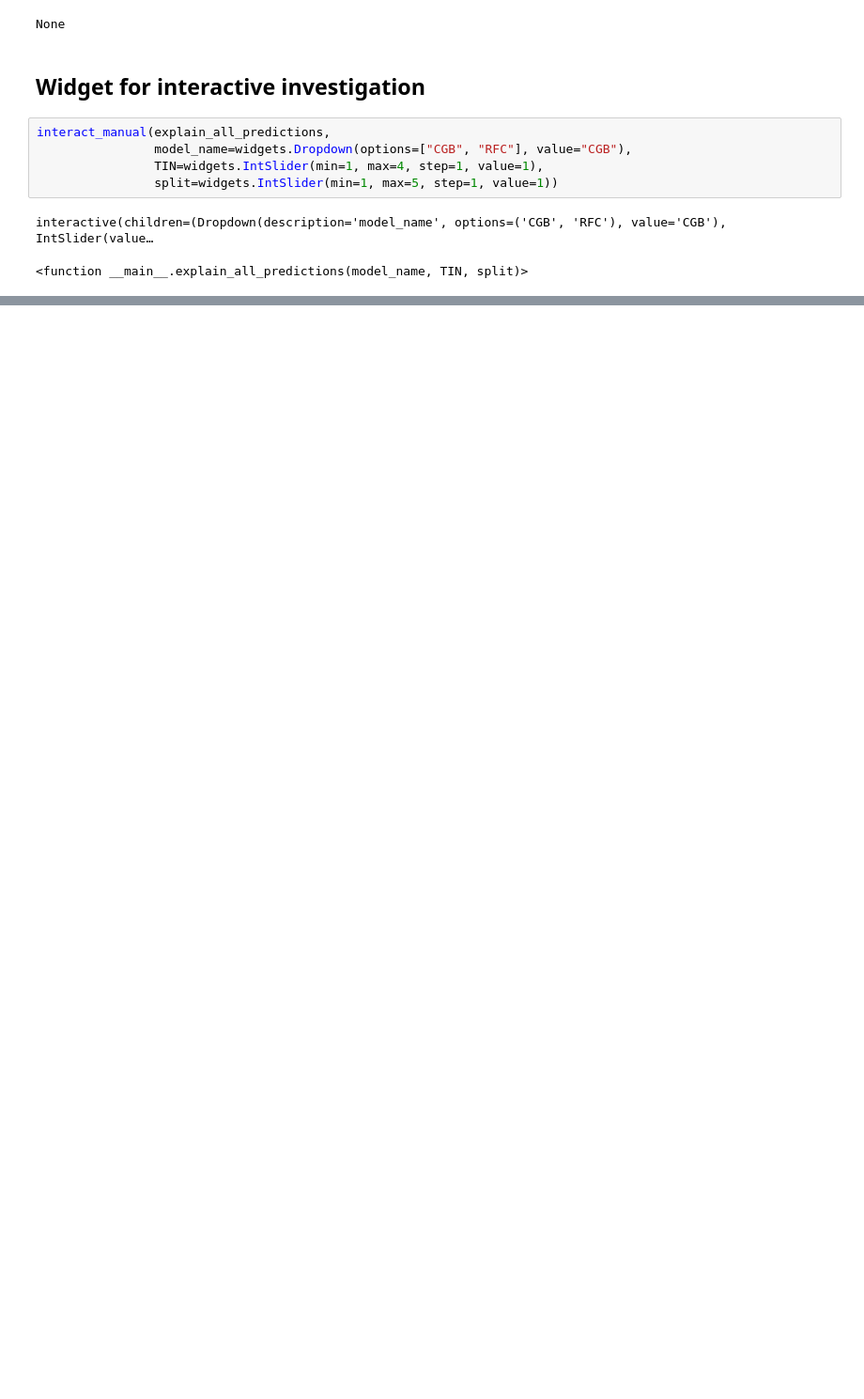
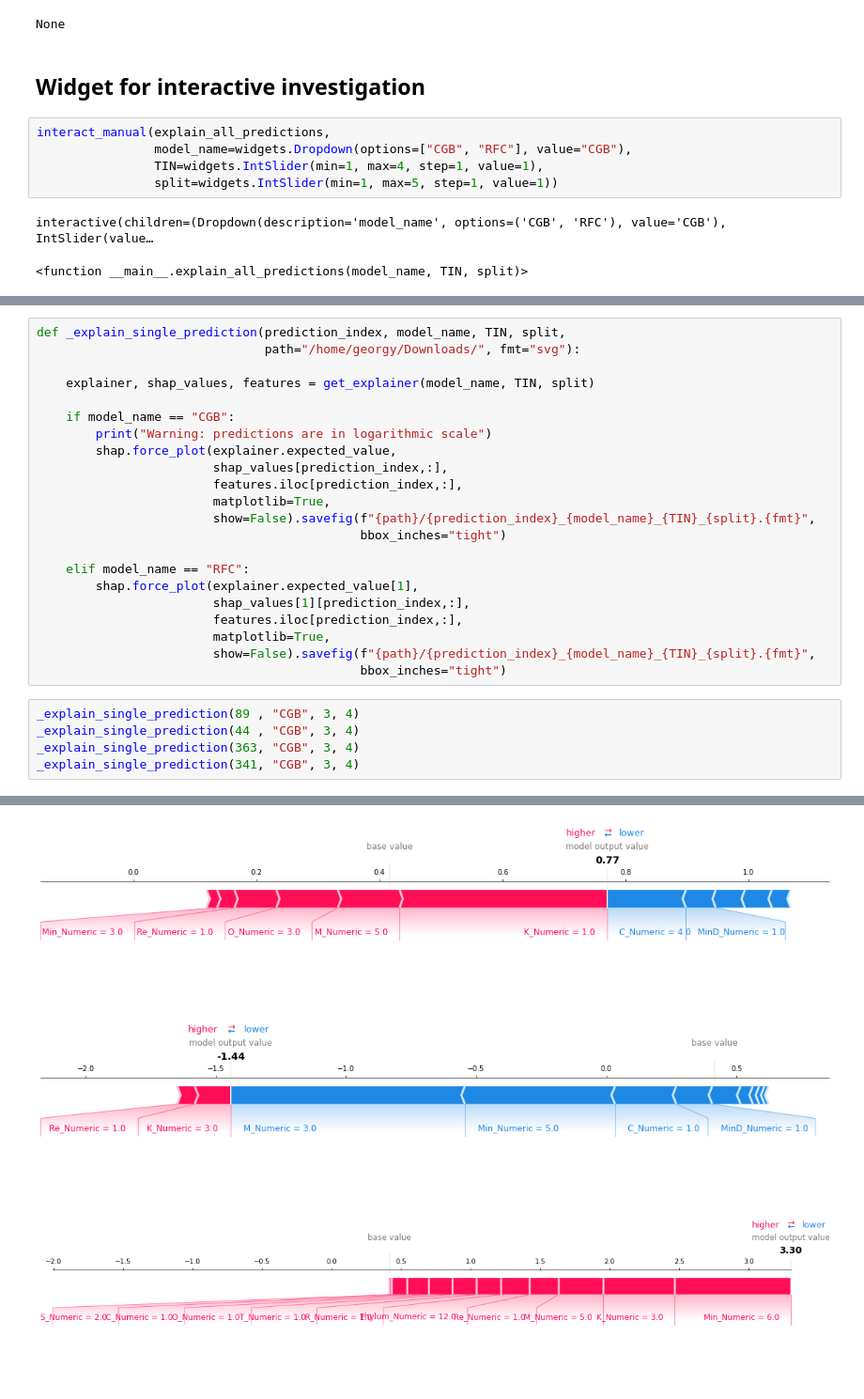
Before and after one commit to hydrogo/mel, a Jupyter notebook: notebooks/06_explaining_tree_based_model_predictions.ipynb, the cells around one changed output, grey strips where cells are left out. Shown at 94% size. Saved outputs shown, nothing was run; the diff lists cells and outputs as text; blank space fills up the shorter version.

Commit message:
block for saving shap results locally

```diff
--- a/notebooks/06_explaining_tree_based_model_predictions.ipynb
+++ b/notebooks/06_explaining_tree_based_model_predictions.ipynb
@@ -152,0 +159,28 @@ interactive(children=(Dropdown(description='model_name', options=('CGB', 'RFC'),
+# %%
+def _explain_single_prediction(prediction_index, model_name, TIN, split,
+                               path="/home/georgy/Downloads/", fmt="svg"):
+
+    explainer, shap_values, features = get_explainer(model_name, TIN, split)
+
+    if model_name == "CGB":
+        print("Warning: predictions are in logarithmic scale")
+        shap.force_plot(explainer.expected_value,
+                        shap_values[prediction_index,:],
+                        features.iloc[prediction_index,:],
+                        matplotlib=True,
+                        show=False).savefig(f"{path}/{prediction_index}_{model_name}_{TIN}_{split}.{fmt}",
+                                            bbox_inches="tight")
+
+    elif model_name == "RFC":
+        shap.force_plot(explainer.expected_value[1],
+                        shap_values[1][prediction_index,:],
+                        features.iloc[prediction_index,:],
+                        matplotlib=True,
+                        show=False).savefig(f"{path}/{prediction_index}_{model_name}_{TIN}_{split}.{fmt}",
+                                            bbox_inches="tight")
+# %%
+_explain_single_prediction(89 , "CGB", 3, 4)
+_explain_single_prediction(44 , "CGB", 3, 4)
+_explain_single_prediction(363, "CGB", 3, 4)
+_explain_single_prediction(341, "CGB", 3, 4)
+# %% [output]
@@ -152,0 +191,3 @@ interactive(children=(Dropdown(description='model_name', options=('CGB', 'RFC'),
+[figure, added]
+[figure, added]
+[figure, added]
```
Also changed, not shown: parts of 8 cells of this notebook, 1 other file.
